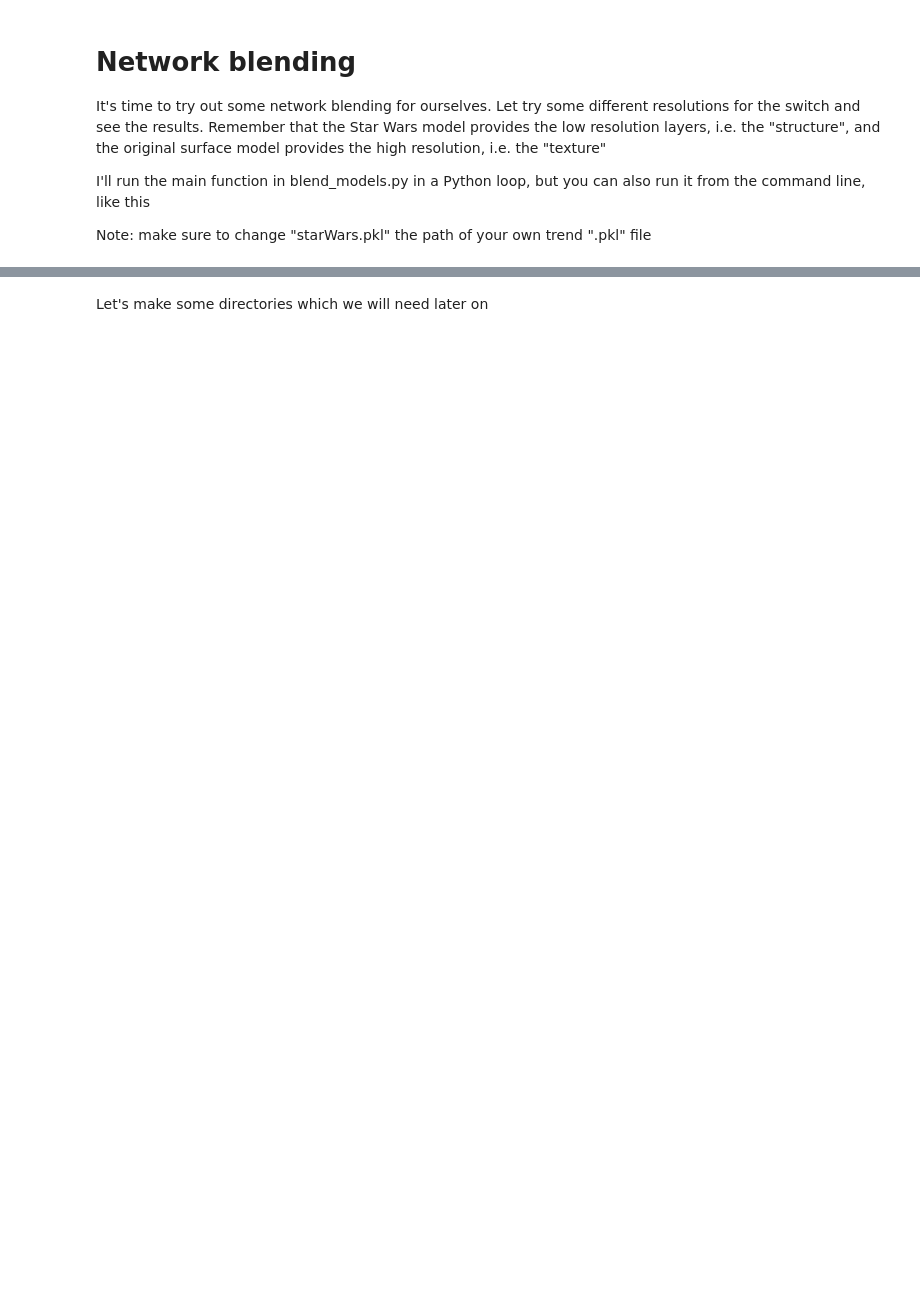
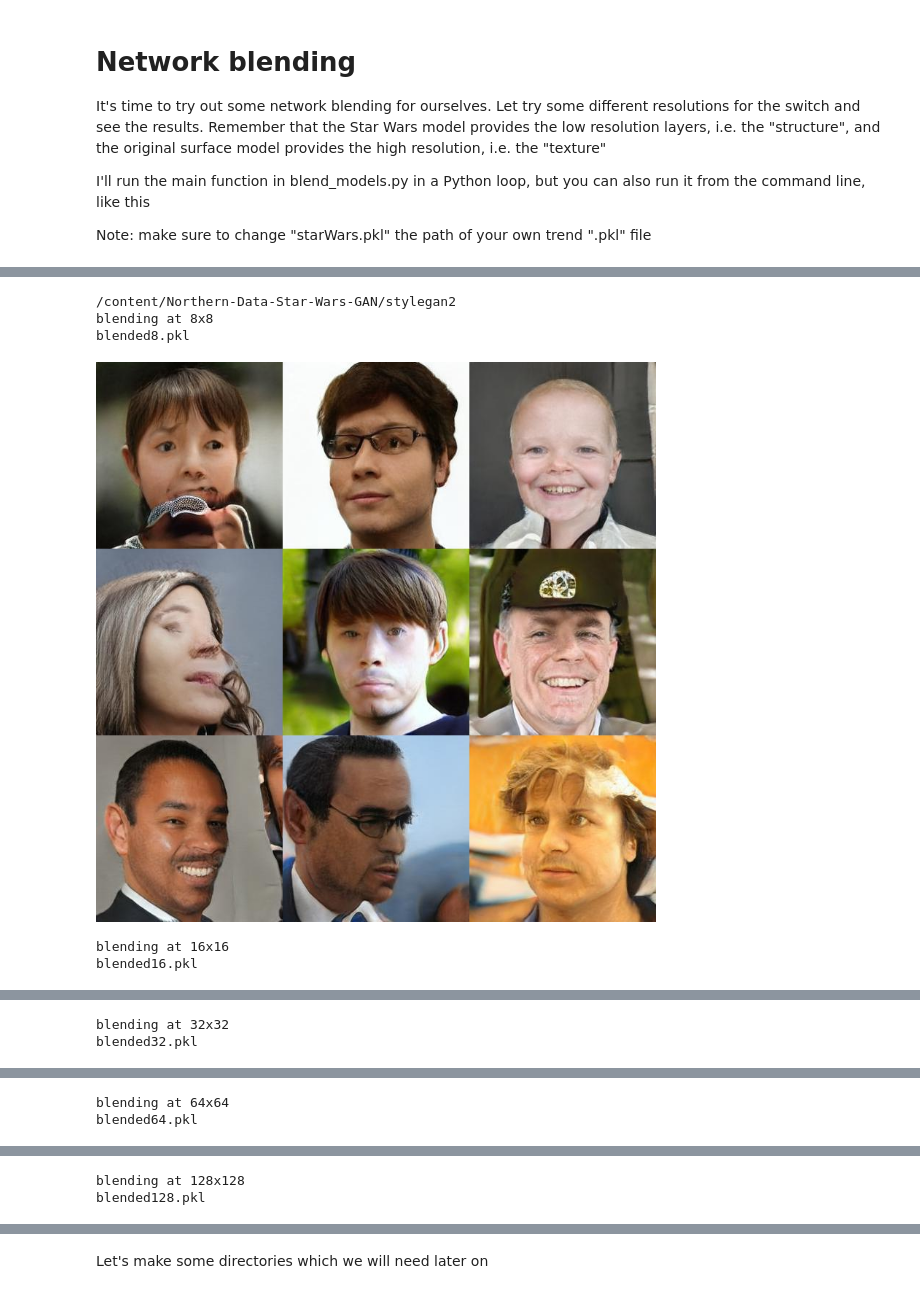
Before and after one commit to JohannesBastian2000/Northern-Data-Star-Wars-GAN, a Jupyter notebook: StarWarsGAN-3.ipynb, the cells around one changed output, grey strips where cells are left out. Drawn from its saved outputs; the diff is of its cells as text; code cells hidden in the pictures; blank space fills up the shorter version.

```diff
--- a/StarWarsGAN-3.ipynb
+++ b/StarWarsGAN-3.ipynb
@@ -129,11 +127,20 @@ Note: make sure to change "starWars.pkl" the path of your own trend ".pkl" file
 # %%
 %cd /content/Northern-Data-Star-Wars-GAN/stylegan2
 from IPython.display import Image
 import blend_models
 resolutions = (8, 16, 32, 64, 128)
 for res in resolutions:
   filename = f"blended-{res}.jpg"
-  blend_models.main("starWars.pkl", "stylegan2-ffhq.pkl", res, output_grid=filename)
+  # if you have trained your own model replace "star_wars_gan2.pkl" what is the path to your model
+  blend_models.main("star_wars_gan3.pkl", "ffhq-256-config-e-003810.pkl", res, output_grid=filename, output_pkl=f"blended{res}.pkl")
   img = Image(filename=filename)
   print(f"blending at {res}x{res}")
+  print(f"blended{res}.pkl")
   display(img)
+# %% [output]
+/content/Northern-Data-Star-Wars-GAN/stylegan2
+blending at 8x8
+blended8.pkl
+[figure, added]
+blending at 16x16
+blended16.pkl
@@ -139,0 +148,2 @@ for res in resolutions:
+blending at 32x32
+blended32.pkl
@@ -139,0 +151,2 @@ for res in resolutions:
+blending at 64x64
+blended64.pkl
@@ -139,0 +154,2 @@ for res in resolutions:
+blending at 128x128
+blended128.pkl
```
Also changed, not shown: parts of 27 cells of this notebook.
